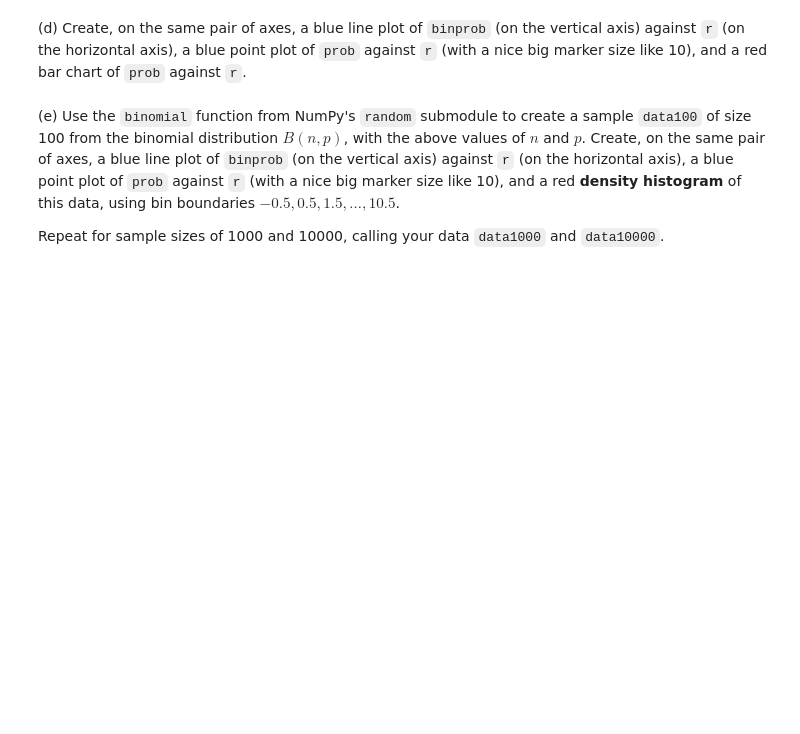
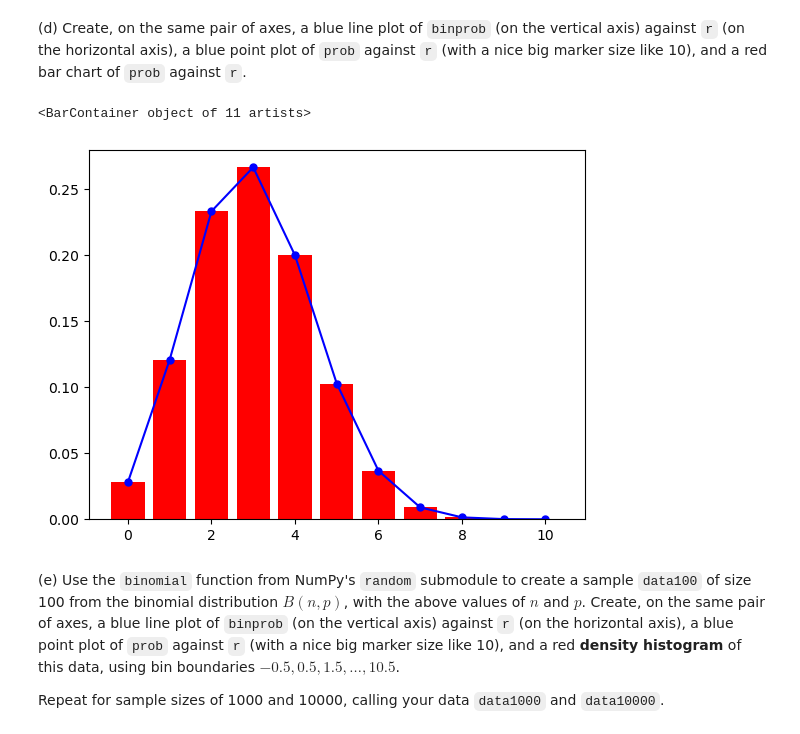
Before and after one commit to Imperial-MATH40006/math40006-2022-23-term2-week4-minister66, a Jupyter notebook: term2week4.ipynb, the cells around one changed output. Saved outputs shown, nothing was run; the diff lists cells and outputs as text; code cells hidden in the pictures; blank space fills up the shorter version.

```diff
--- a/term2week4.ipynb
+++ b/term2week4.ipynb
@@ -371,8 +374,9 @@ p = 0.3
 
 Then define `r` as a 1D array consisting of the integers between 0 and `n` inclusive.
 # %%
-# YOUR CODE HERE
-raise NotImplementedError()
+n = 10
+p = 0.3
+r = np.arange(n+1) #Important
 print(n)
 print(p)
 print(r)
@@ -385,7 +399,7 @@ question3a(_globals)
 # %% [markdown]
 (b) Using `numpy`'s `cumprod` function, or otherwise, define `rfac` as a 1D array consisting of the integers $0!, 1!, 2!, \dots n!$, and `nmrfac` as a 1D array consisting of the integers $n!, (n-1)!, (n-2)!, \dots, 0!$.
 # %%
-# YOUR CODE HERE
-raise NotImplementedError()
+rfac = np.append([1],np.cumprod(r[1:]))
+nmrfac = rfac[-1::-1]
 print(rfac)
 print(nmrfac)
@@ -404,7 +429,9 @@ Then define `binprob` as a 1D array of floats, consisting of all the values of
 $$\frac{n!}{r!\,(n-r)!}\,p^r\,(1-p)^{n-r}$$
 for $r = 0,1,2,\dots,n.$
 # %%
-# YOUR CODE HERE
-raise NotImplementedError()
+bincoef = rfac[-1]/(rfac*nmrfac)
+p_array=[p for i in range(n)]
+n_array=[n for i in range(n)]
+binprob = bincoef * p**r * (1-p)**(n-r) #Use numpy module to define r
 print(bincoef)
 print(binprob)
@@ -417,8 +455,12 @@ question3c(_globals)
 # %% [markdown]
 (d) Create, on the same pair of axes, a blue line plot of `binprob` (on the vertical axis) against `r` (on the horizontal axis), a blue point plot of `prob` against `r` (with a nice big marker size like 10), and a red bar chart of `prob` against `r`.
 # %%
-# YOUR CODE HERE
-raise NotImplementedError()
+plt.plot(r,binprob,'b')
+plt.plot(r,binprob,'.b',markersize=10) #x-axis is the value of n,y-axis is
+plt.bar(r,binprob,color='red')
+# %% [output]
+<BarContainer object of 11 artists>
+[figure, added]
 # %% [markdown]
 (e) Use the `binomial` function from NumPy's `random` submodule to create a sample `data100` of size 100 from the binomial distribution $B(n,p)$, with the above values of $n$ and $p$. Create, on the same pair of axes, a blue line plot of `binprob` (on the vertical axis) against `r` (on the horizontal axis), a blue point plot of `prob` against `r` (with a nice big marker size like 10), and a red <b>density histogram</b> of this data, using bin boundaries $-0.5, 0.5, 1.5, \dots ,10.5$.
 
```
Also changed, not shown: parts of 10 cells of this notebook.
